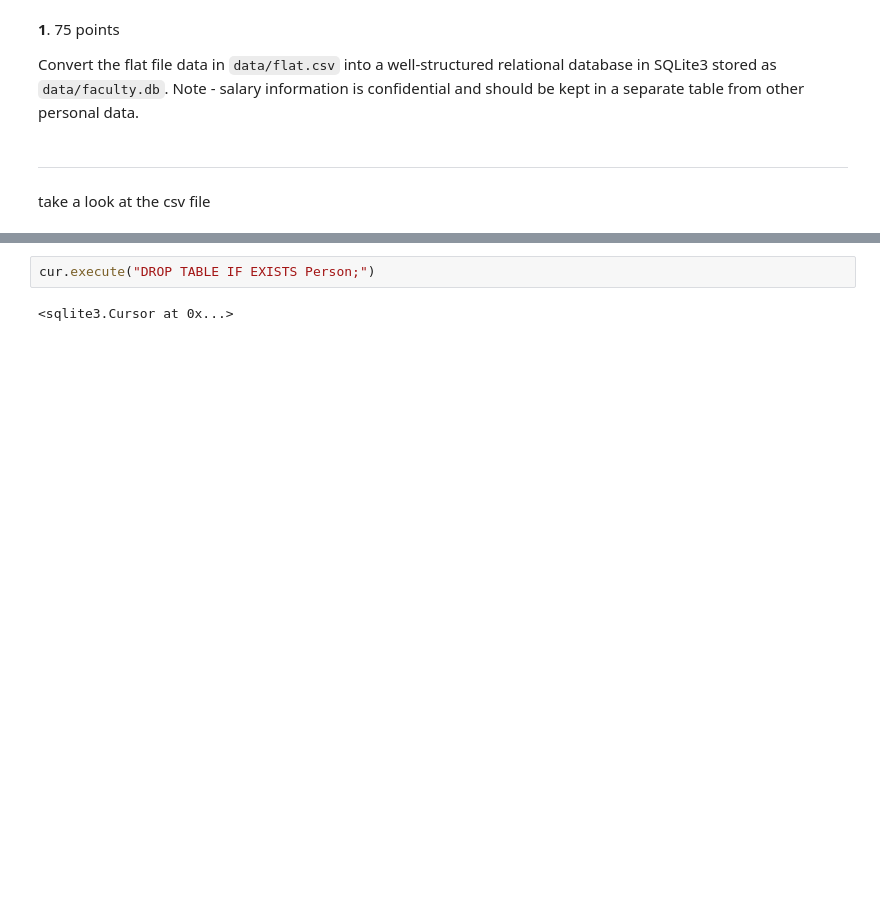
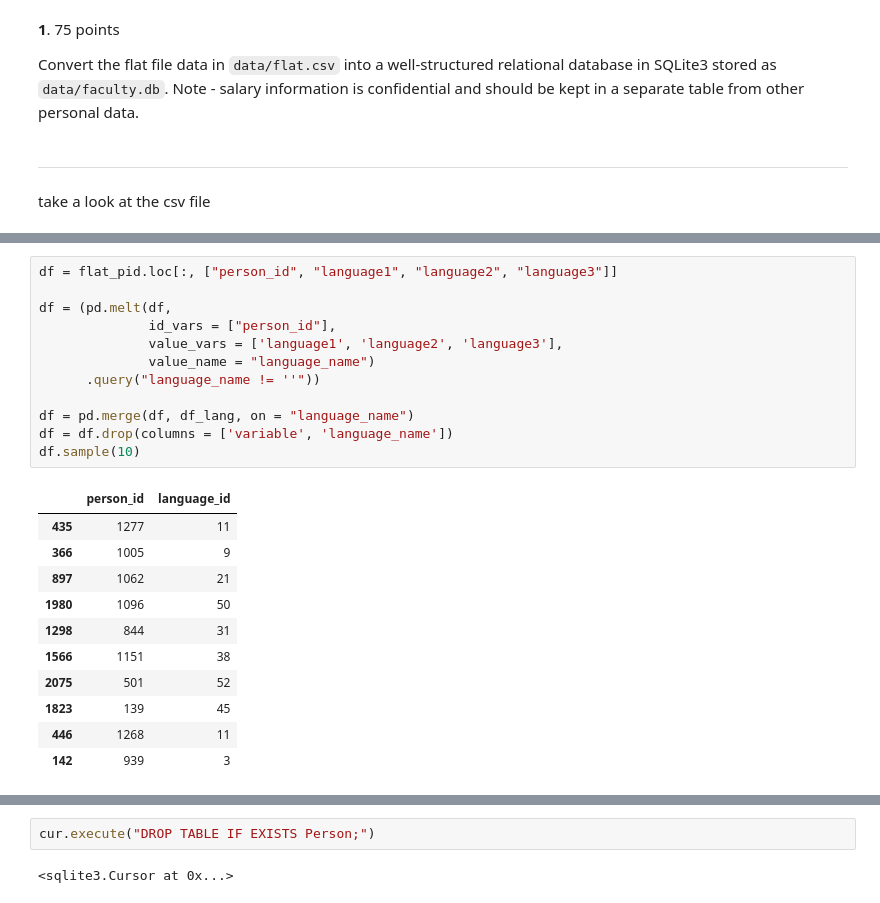
Before and after one commit to clintko/Duke_BIOS707_Notes, a Jupyter notebook: Z02_Relatinal_Databases_SQL_kuei.ipynb, the cells around one changed output, grey strips where cells are left out. Saved outputs shown, nothing was run; the diff lists cells and outputs as text; blank space fills up the shorter version.

```diff
--- a/Z02_Relatinal_Databases_SQL_kuei.ipynb
+++ b/Z02_Relatinal_Databases_SQL_kuei.ipynb
@@ -47,0 +134,24 @@ flat.sample(10)
+# %%
+df = flat_pid.loc[:, ["person_id", "language1", "language2", "language3"]]
+
+df = (pd.melt(df,
+              id_vars = ["person_id"],
+              value_vars = ['language1', 'language2', 'language3'],
+              value_name = "language_name")
+      .query("language_name != ''"))
+
+df = pd.merge(df, df_lang, on = "language_name")
+df = df.drop(columns = ['variable', 'language_name'])
+df.sample(10)
+# %% [output]
+|  | person_id | language_id |
+| 435 | 1277 | 11 |
+| 366 | 1005 | 9 |
+| 897 | 1062 | 21 |
+| 1980 | 1096 | 50 |
+| 1298 | 844 | 31 |
+| 1566 | 1151 | 38 |
+| 2075 | 501 | 52 |
+| 1823 | 139 | 45 |
+| 446 | 1268 | 11 |
+| 142 | 939 | 3 |
```
Also changed, not shown: parts of 10 cells of this notebook, 4 other files.
